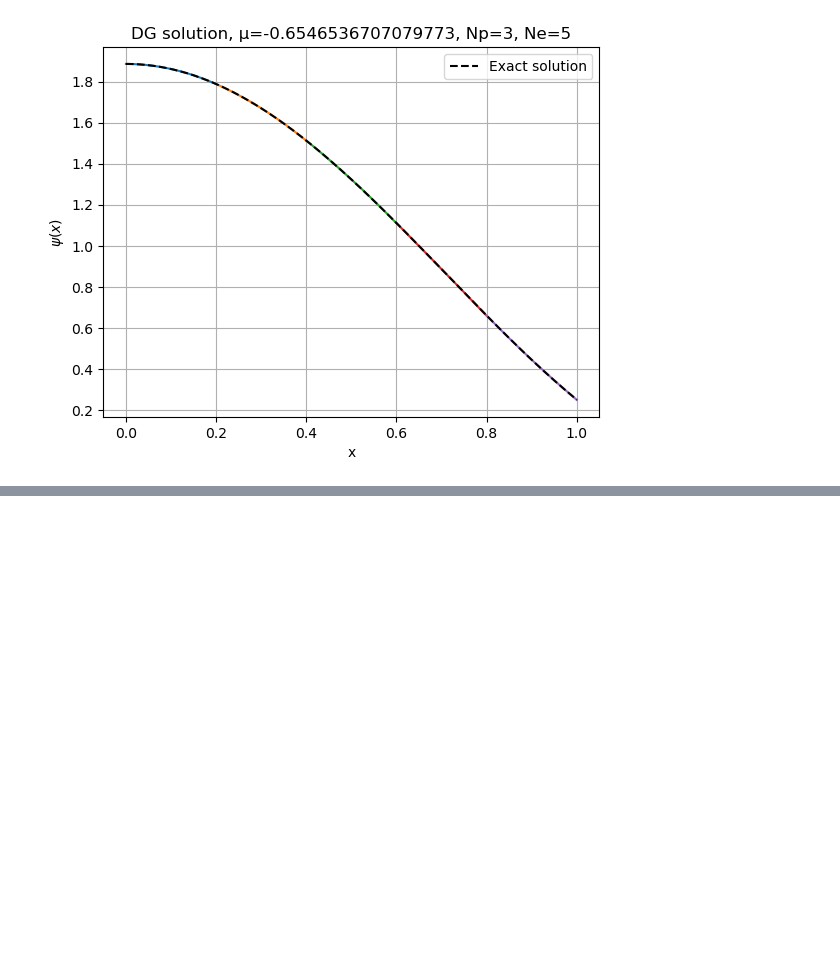
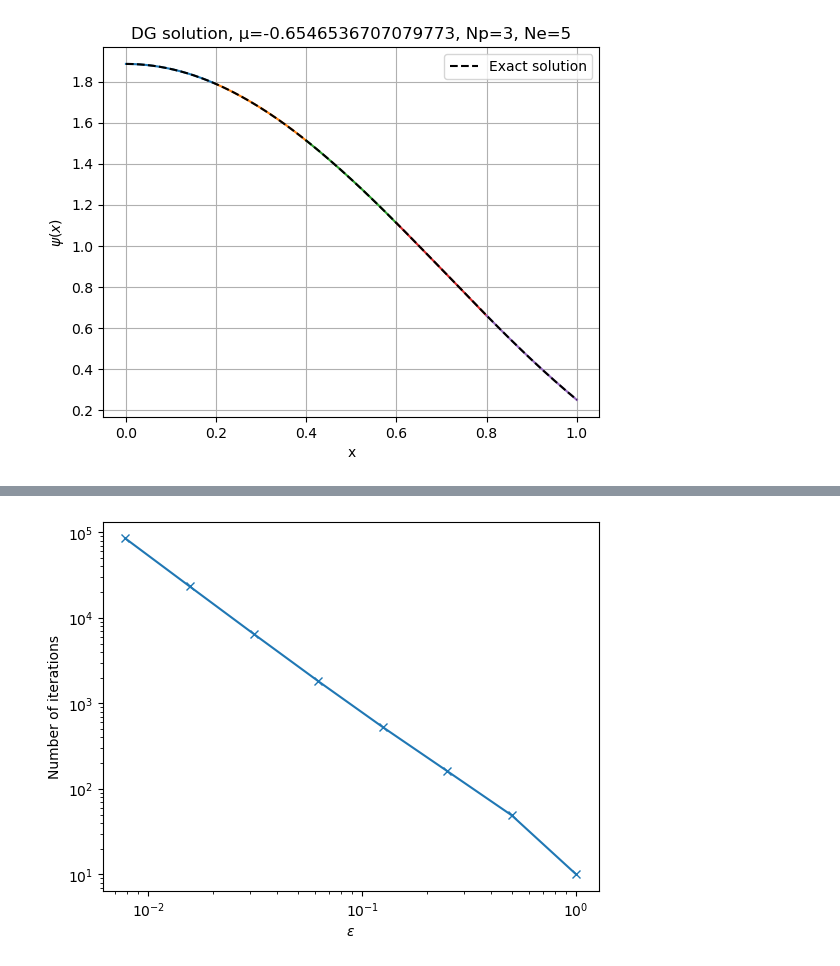
Before and after one commit to jpgallagher1/PIMS-GroupB, a Jupyter notebook: main.ipynb, the cells around one changed output, grey strips where cells are left out. Cells and saved outputs as stored; diff of their text form; code cells hidden in the pictures; blank space fills up the shorter version.

```diff
--- a/main.ipynb
+++ b/main.ipynb
@@ -119,0 +116,9 @@ plt.savefig("test_figures/n_iter_vs_epsilon.pdf")
+# %%
+plt.plot(εs, n_iter, 'x-')
+plt.xlabel(r"$\epsilon$")
+plt.ylabel(r"Number of iterations")
+plt.xscale("log")
+plt.yscale("log")
+plt.savefig("test_figures/n_iter_vs_epsilon_log_log.pdf")
+# %% [output]
+[figure, added]
```
Also changed, not shown: parts of 2 cells of this notebook, 2 other files.
